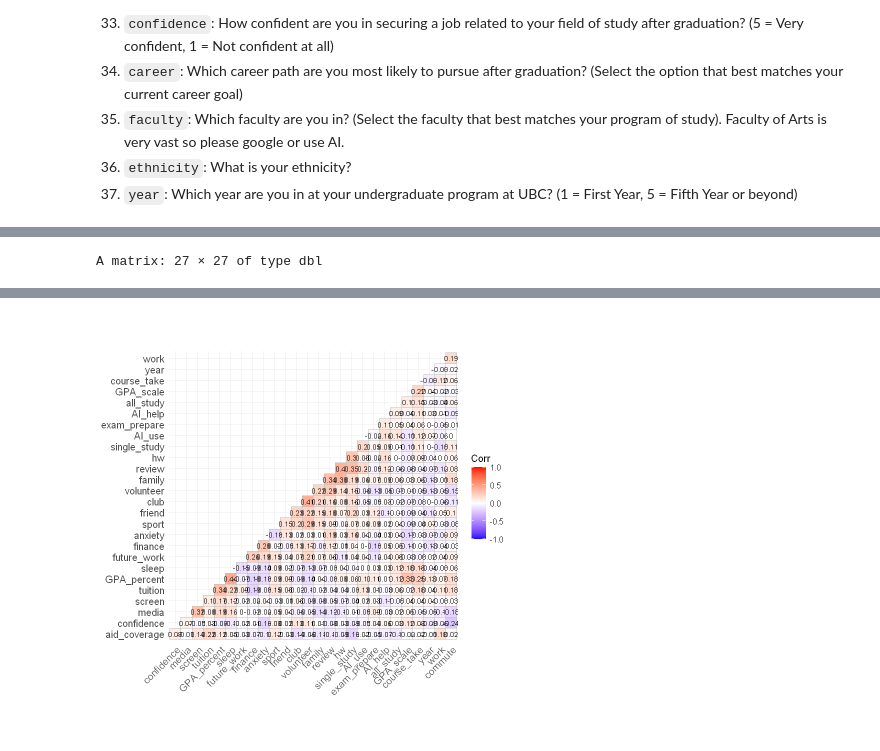
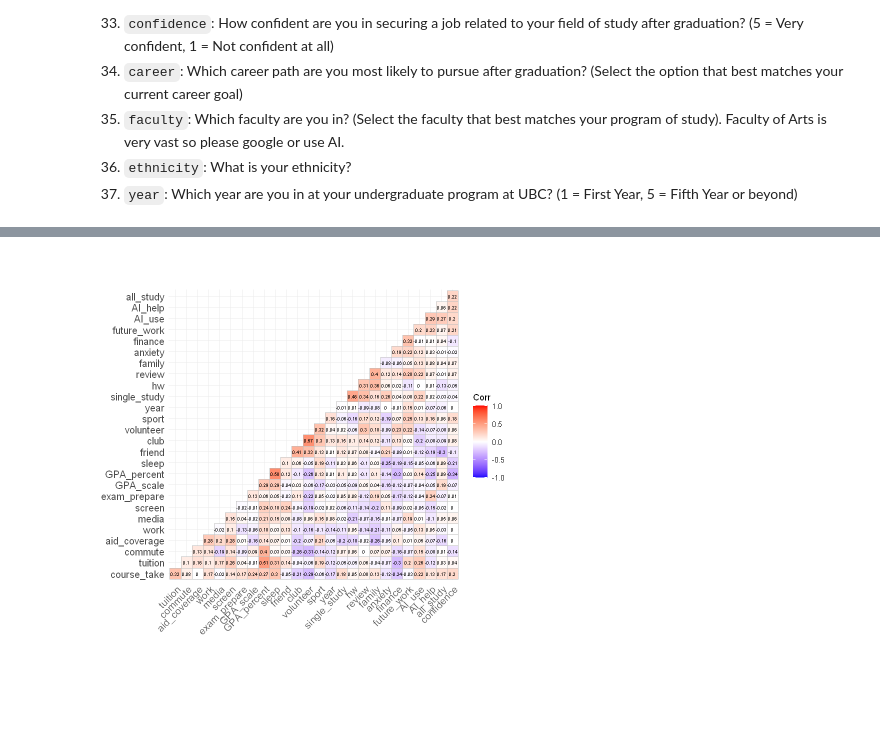
Before and after one commit to Speculatorrr/ECON326-Tuition-on-GPA-Regression, a Jupyter notebook: project.ipynb, the cells around one changed output, grey strips where cells are left out. Saved outputs shown, nothing was run; the diff lists cells and outputs as text; code cells hidden in the pictures; blank space fills up the shorter version.

```diff
--- a/project.ipynb
+++ b/project.ipynb
@@ -73,8 +74,9 @@ df$aid_coverage <- as.numeric(gsub("%", "", df$aid_coverage))
 df[] <- lapply(df, function(x) if (is.character(x)) as.factor(x) else x)
 
 # Convert to numeric
-df[, c(1:6, 8:16, 18, 20, 22:28, 31, 33, 37)] <- lapply(df[, c(1:6, 8:16, 18, 20, 22:28, 31, 33, 37)], as.numeric)
+df[, c(1:6, 8:16, 18, 20, 22:28, 31, 33, 37)]  <- lapply(df[, c(1:6, 8:16, 18, 20, 22:28, 31, 33, 37)] , as.numeric)
 
 df <- drop_na(df)
+df <- filter(df, student=="Domestic (Canadian student)", tuition < 1000)
 head(df)
 # %% [output]
@@ -116,16 +124,8 @@ numeric_vars <- df[, c(1:6, 8:16, 18, 20, 22:28, 31, 33, 37)]
 cor_matrix <- cor(numeric_vars, use = "pairwise.complete.obs")
 
 cor_plot <- ggcorrplot(cor_matrix, hc.order = TRUE, type = "lower",
-           lab = TRUE, lab_size = 3, colors = c("blue", "white", "red"))
+           lab = TRUE, lab_size = 2, colors = c("blue", "white", "red"))
 
 
-cor_plot <- cor_plot +
-  theme(
-    text = element_text(size = 12),
-    axis.text = element_text(size = 10),
-    plot.title = element_text(size = 14)
-  )
-cor_matrix
 cor_plot
 # %% [output]
-A matrix: 27 × 27 of type dbl
@@ -149 +132 @@ A matrix: 27 × 27 of type dbl
-[figure, old version]
+[figure, new version]
```
Also changed, not shown: parts of 9 cells of this notebook.
